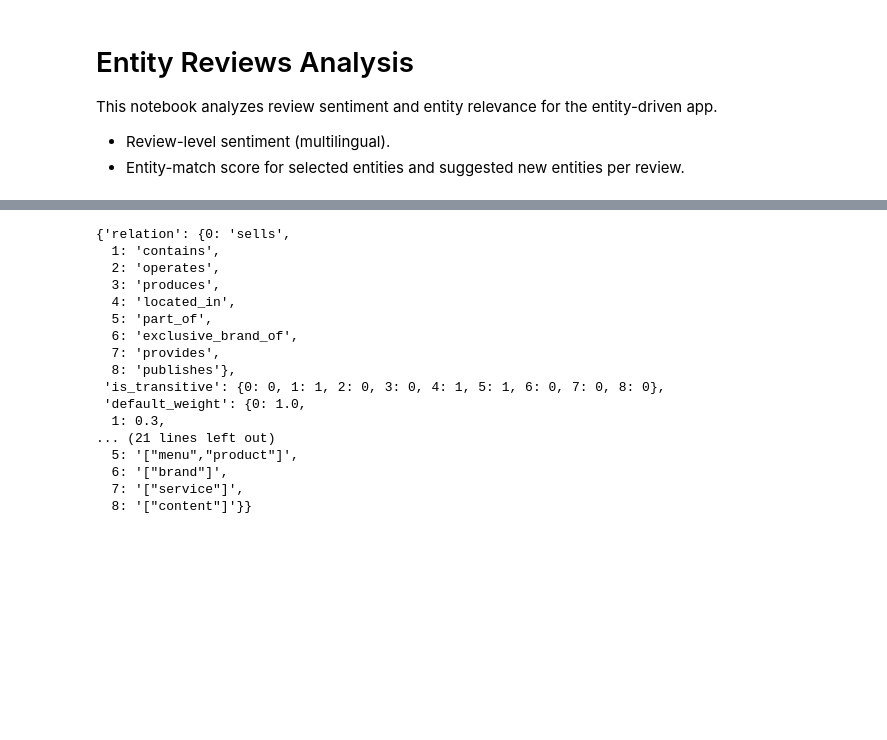
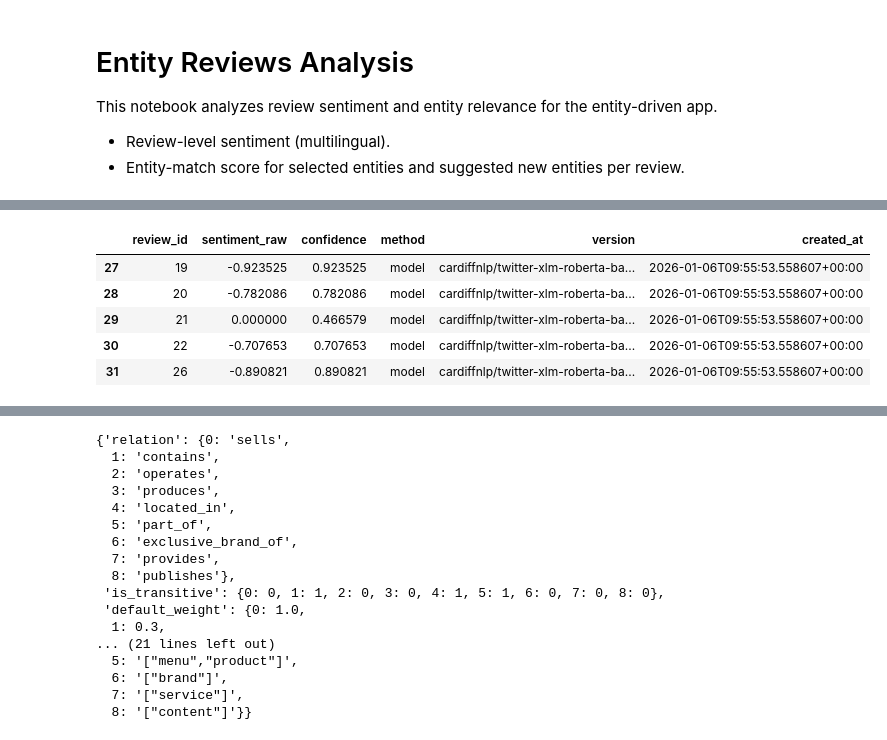
Before and after one commit to lbk209/entity-driven, a Jupyter notebook: analysis/review_analysis.ipynb, the cells around one changed output, grey strips where cells are left out. Drawn from its saved outputs; the diff is of its cells as text; code cells hidden in the pictures; blank space fills up the shorter version.

```diff
--- a/analysis/review_analysis.ipynb
+++ b/analysis/review_analysis.ipynb
@@ -43,0 +42,16 @@ df_tables
+# %%
+df = pd.read_sql(
+    """
+    SELECT *
+    FROM review_sentiment
+    """,
+    conn
+)
+df.tail()
+# %% [output]
+|  | review_id | sentiment_raw | confidence | method | version | created_at |
+| 27 | 19 | -0.923525 | 0.923525 | model | cardiffnlp/twitter-xlm-roberta-ba... | 2026-01-06T09:55:53.558607+00:00 |
+| 28 | 20 | -0.782086 | 0.782086 | model | cardiffnlp/twitter-xlm-roberta-ba... | 2026-01-06T09:55:53.558607+00:00 |
+| 29 | 21 | 0.000000 | 0.466579 | model | cardiffnlp/twitter-xlm-roberta-ba... | 2026-01-06T09:55:53.558607+00:00 |
+| 30 | 22 | -0.707653 | 0.707653 | model | cardiffnlp/twitter-xlm-roberta-ba... | 2026-01-06T09:55:53.558607+00:00 |
+| 31 | 26 | -0.890821 | 0.890821 | model | cardiffnlp/twitter-xlm-roberta-ba... | 2026-01-06T09:55:53.558607+00:00 |
```
Also changed, not shown: parts of 3 cells of this notebook, 22 other files.
